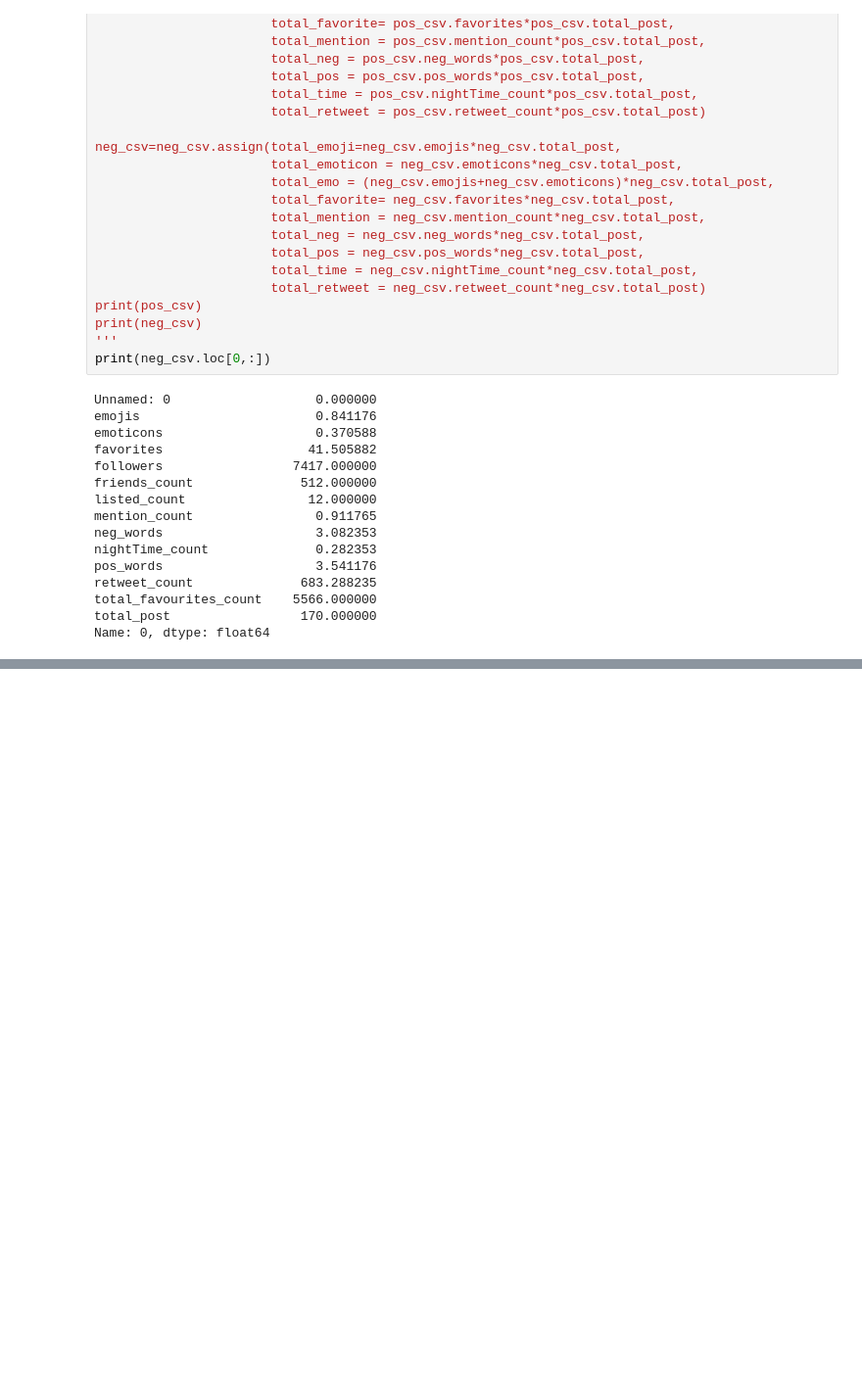
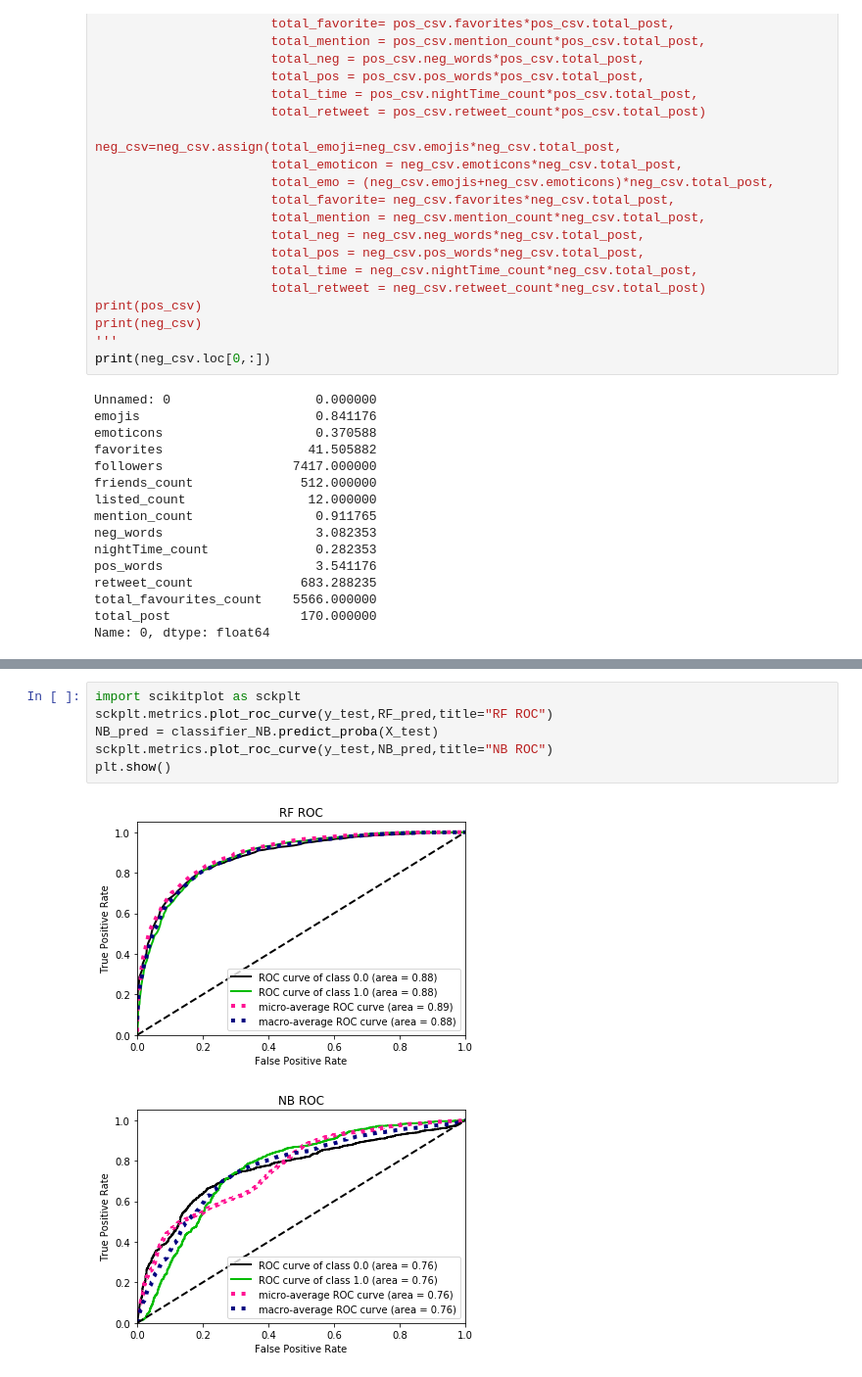
Before and after one commit to LeiTong02/Depression-detection, a Jupyter notebook: PostingTime_hist.ipynb, the cells around one changed output, grey strips where cells are left out. Shown at 98% size. Drawn from its saved outputs; the diff is of its cells as text; blank space fills up the shorter version.

```diff
--- a/PostingTime_hist.ipynb
+++ b/PostingTime_hist.ipynb
@@ -397,0 +356,9 @@ print(classification_report(y_true=iris.target, y_pred=y_pred))
+# %%
+import scikitplot as sckplt
+sckplt.metrics.plot_roc_curve(y_test,RF_pred,title="RF ROC")
+NB_pred = classifier_NB.predict_proba(X_test)
+sckplt.metrics.plot_roc_curve(y_test,NB_pred,title="NB ROC")
+plt.show()
+# %% [output]
+[figure, added]
+[figure, added]
```
Also changed, not shown: parts of 14 cells of this notebook, 6 other files.
